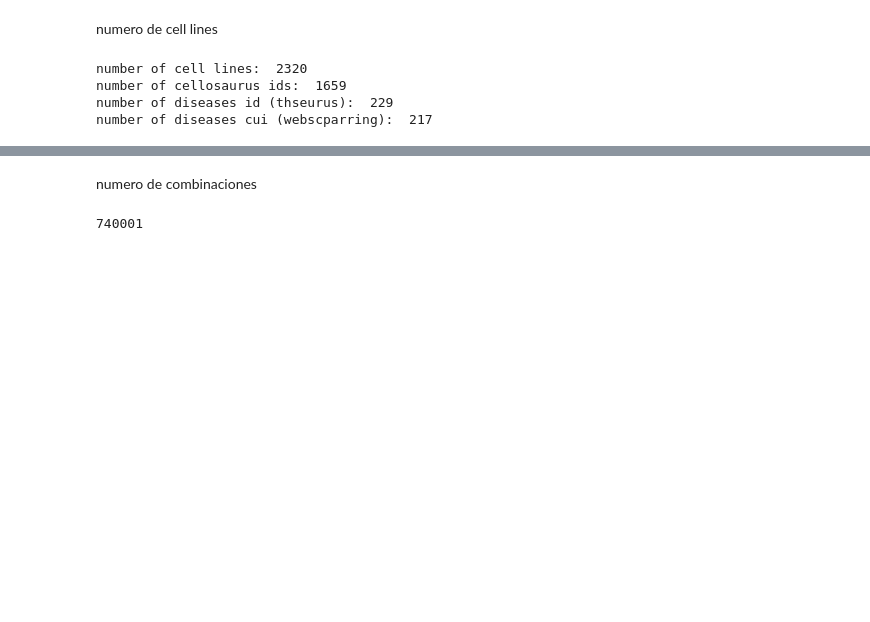
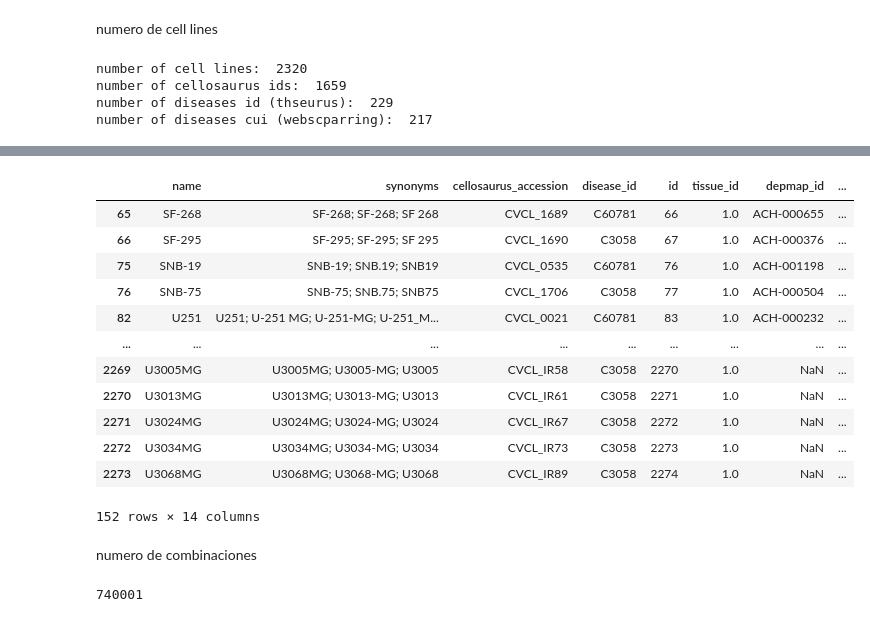
Before and after one commit to sofiaferben/TFM_old, a Jupyter notebook: codigo/drogcomb.ipynb, the cells around one changed output, grey strips where cells are left out. Saved outputs shown, nothing was run; the diff lists cells and outputs as text; code cells hidden in the pictures; blank space fills up the shorter version.

Commit message:
añado cellosaurus y drup pairs nervous system

```diff
--- a/codigo/drogcomb.ipynb
+++ b/codigo/drogcomb.ipynb
@@ -644,0 +875,3 @@ number of diseases cui (webscparring):  217
+# %%
+import pandas as pd
+df_cell_lines_cui_cosmic = pd.read_csv(r"C:\Users\Usuario\Desktop\TFM\datos\drugcomb_v2\cell_Line_cui_cosmic_id_name.csv")
@@ -644,0 +941,3 @@ number of diseases cui (webscparring):  217
+# %%
+# Example of applying this function to your DataFrame
+df_cell_lines_cui_cosmic["cellosaurus_tumor_location"] = df_cell_lines_cui_cosmic["cellosaurus_accession"].apply(get_cellosaurus_disease)
@@ -644,0 +968,26 @@ number of diseases cui (webscparring):  217
+# %%
+related_diseases= ['Astrocytoma', 'Glioblastoma', 'Primitive neuroectodermal tumor',
+       'Meningioma', 'Neuroblastoma', 'Adrenal gland neuroblastoma',
+       'Medulloblastoma, non-WNT/non-SHH, group 3',
+       'Medulloblastoma, SHH-activated, TP53-mutant',
+       'Anaplastic astrocytoma', 'Intracranial meningioma',
+       'Cervical small cell neuroendocrine carcinoma',
+       'Medulloblastoma, SHH-activated, TP53-wildtype', 'Down syndrome']
+# %%
+df_central =  df_cell_lines_cui_cosmic[df_cell_lines_cui_cosmic['cellosaurus_tumor_location'].isin(related_diseases)]
+# %%
+df_central
+# %% [output]
+|  | name | synonyms | cellosaurus_accession | disease_id | id | tissue_id | depmap_id | ... |
+| 65 | SF-268 | SF-268; SF-268; SF 268 | CVCL_1689 | C60781 | 66 | 1.0 | ACH-000655 | ... |
+| 66 | SF-295 | SF-295; SF-295; SF 295 | CVCL_1690 | C3058 | 67 | 1.0 | ACH-000376 | ... |
+| 75 | SNB-19 | SNB-19; SNB.19; SNB19 | CVCL_0535 | C60781 | 76 | 1.0 | ACH-001198 | ... |
+| 76 | SNB-75 | SNB-75; SNB.75; SNB75 | CVCL_1706 | C3058 | 77 | 1.0 | ACH-000504 | ... |
+| 82 | U251 | U251; U-251 MG; U-251-MG; U-251_M... | CVCL_0021 | C60781 | 83 | 1.0 | ACH-000232 | ... |
+| ... | ... | ... | ... | ... | ... | ... | ... | ... |
+| 2269 | U3005MG | U3005MG; U3005-MG; U3005 | CVCL_IR58 | C3058 | 2270 | 1.0 | NaN | ... |
+| 2270 | U3013MG | U3013MG; U3013-MG; U3013 | CVCL_IR61 | C3058 | 2271 | 1.0 | NaN | ... |
+| 2271 | U3024MG | U3024MG; U3024-MG; U3024 | CVCL_IR67 | C3058 | 2272 | 1.0 | NaN | ... |
+| 2272 | U3034MG | U3034MG; U3034-MG; U3034 | CVCL_IR73 | C3058 | 2273 | 1.0 | NaN | ... |
+| 2273 | U3068MG | U3068MG; U3068-MG; U3068 | CVCL_IR89 | C3058 | 2274 | 1.0 | NaN | ... |
+152 rows × 14 columns
```
Also changed, not shown: parts of 29 cells of this notebook.
